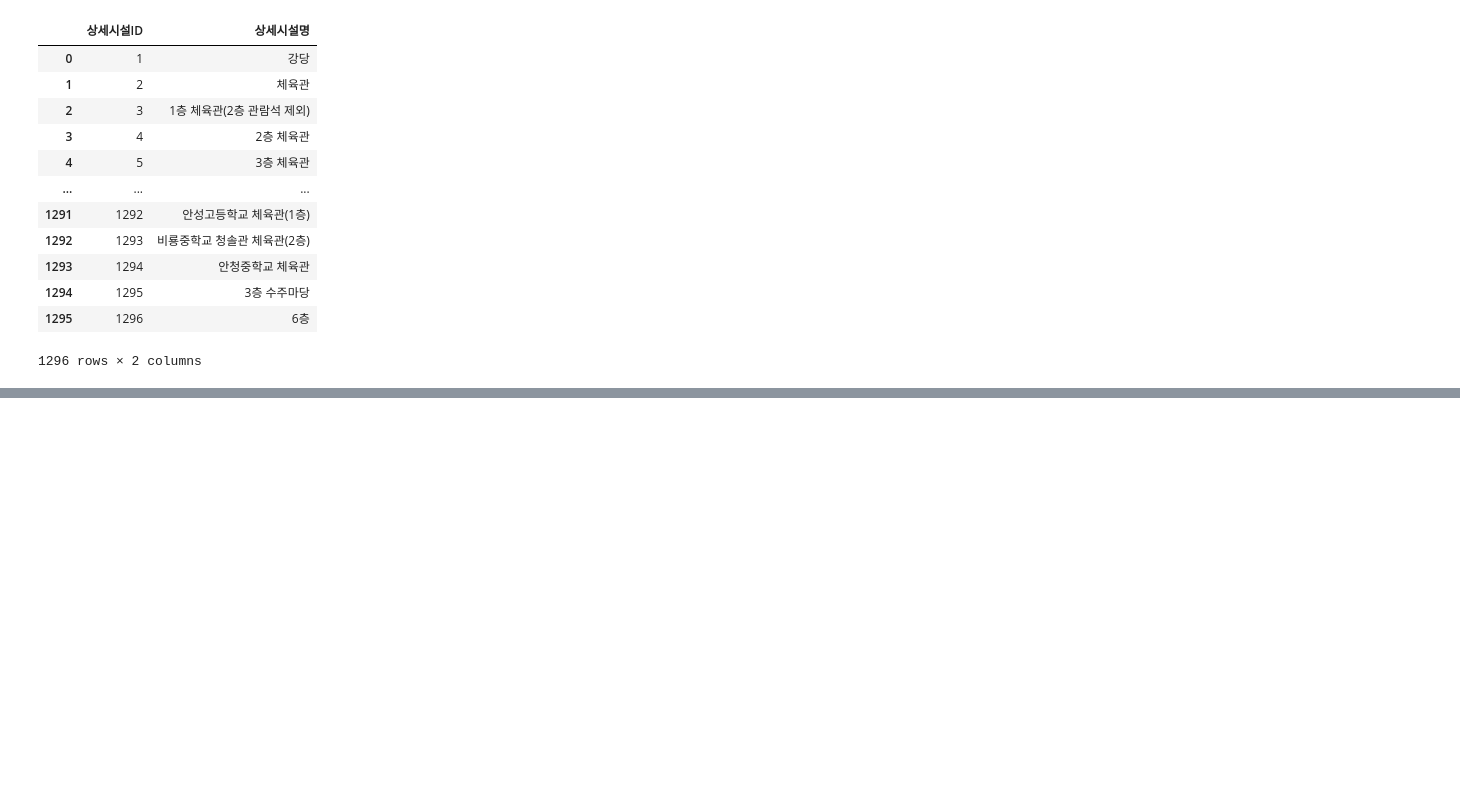
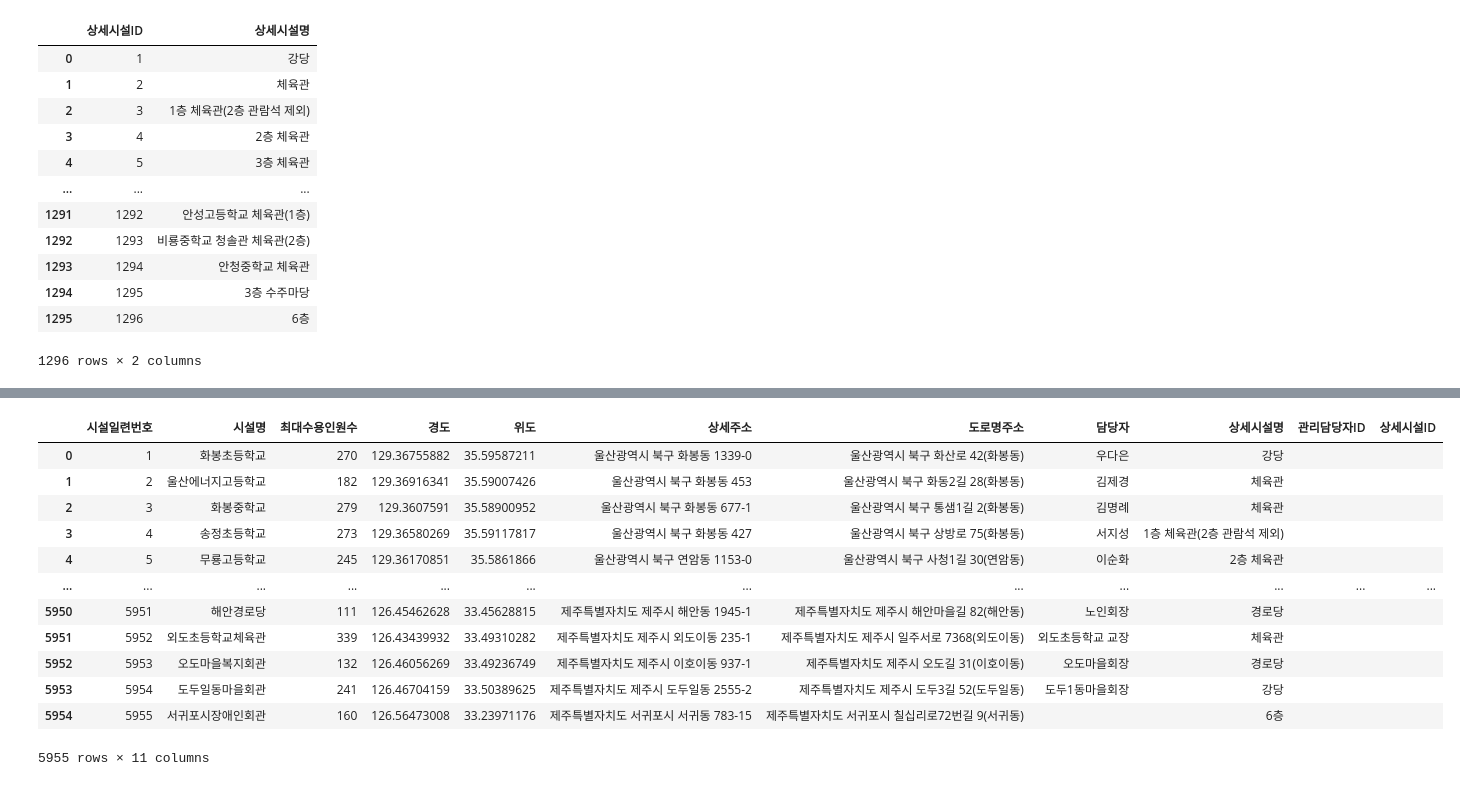
Before and after one commit to kcw0x466/earthquake-shelter-finder, a Jupyter notebook: data_preprocessing/data_preprocessing.ipynb, the cells around one changed output, grey strips where cells are left out. Saved outputs shown, nothing was run; the diff lists cells and outputs as text; code cells hidden in the pictures; blank space fills up the shorter version.

```diff
--- a/data_preprocessing/data_preprocessing.ipynb
+++ b/data_preprocessing/data_preprocessing.ipynb
@@ -209,0 +227,18 @@ detailed_facility_df.to_csv("상세시설정보.csv", index=False, encoding="utf
+# %%
+df['경도'] = df['경도'].astype(str)
+df['위도'] = df['위도'].astype(str)
+df
+# %% [output]
+|  | 시설일련번호 | 시설명 | 최대수용인원수 | 경도 | 위도 | 상세주소 | 도로명주소 | 담당자 | 상세시설명 | 관리담당자ID | 상세시설ID |
+| 0 | 1 | 화봉초등학교 | 270 | 129.36755882 | 35.59587211 | 울산광역시 북구 화봉동 1339-0 | 울산광역시 북구 화산로 42(화봉동) | 우다은 | 강당 |  |  |
+| 1 | 2 | 울산에너지고등학교 | 182 | 129.36916341 | 35.59007426 | 울산광역시 북구 화봉동 453 | 울산광역시 북구 화동2길 28(화봉동) | 김제경 | 체육관 |  |  |
+| 2 | 3 | 화봉중학교 | 279 | 129.3607591 | 35.58900952 | 울산광역시 북구 화봉동 677-1 | 울산광역시 북구 통샘1길 2(화봉동) | 김명례 | 체육관 |  |  |
+| 3 | 4 | 송정초등학교 | 273 | 129.36580269 | 35.59117817 | 울산광역시 북구 화봉동 427 | 울산광역시 북구 상방로 75(화봉동) | 서지성 | 1층 체육관(2층 관람석 제외) |  |  |
+| 4 | 5 | 무룡고등학교 | 245 | 129.36170851 | 35.5861866 | 울산광역시 북구 연암동 1153-0 | 울산광역시 북구 사청1길 30(연암동) | 이순화 | 2층 체육관 |  |  |
+| ... | ... | ... | ... | ... | ... | ... | ... | ... | ... | ... | ... |
+| 5950 | 5951 | 해안경로당 | 111 | 126.45462628 | 33.45628815 | 제주특별자치도 제주시 해안동 1945-1 | 제주특별자치도 제주시 해안마을길 82(해안동) | 노인회장 | 경로당 |  |  |
+| 5951 | 5952 | 외도초등학교체육관 | 339 | 126.43439932 | 33.49310282 | 제주특별자치도 제주시 외도이동 235-1 | 제주특별자치도 제주시 일주서로 7368(외도이동) | 외도초등학교 교장 | 체육관 |  |  |
+| 5952 | 5953 | 오도마을복지회관 | 132 | 126.46056269 | 33.49236749 | 제주특별자치도 제주시 이호이동 937-1 | 제주특별자치도 제주시 오도길 31(이호이동) | 오도마을회장 | 경로당 |  |  |
+| 5953 | 5954 | 도두일동마을회관 | 241 | 126.46704159 | 33.50389625 | 제주특별자치도 제주시 도두일동 2555-2 | 제주특별자치도 제주시 도두3길 52(도두일동) | 도두1동마을회장 | 강당 |  |  |
+| 5954 | 5955 | 서귀포시장애인회관 | 160 | 126.56473008 | 33.23971176 | 제주특별자치도 서귀포시 서귀동 783-15 | 제주특별자치도 서귀포시 칠십리로72번길 9(서귀동) |  | 6층 |  |  |
+5955 rows × 11 columns
```
Also changed, not shown: parts of 2 cells of this notebook, 13 other files.
